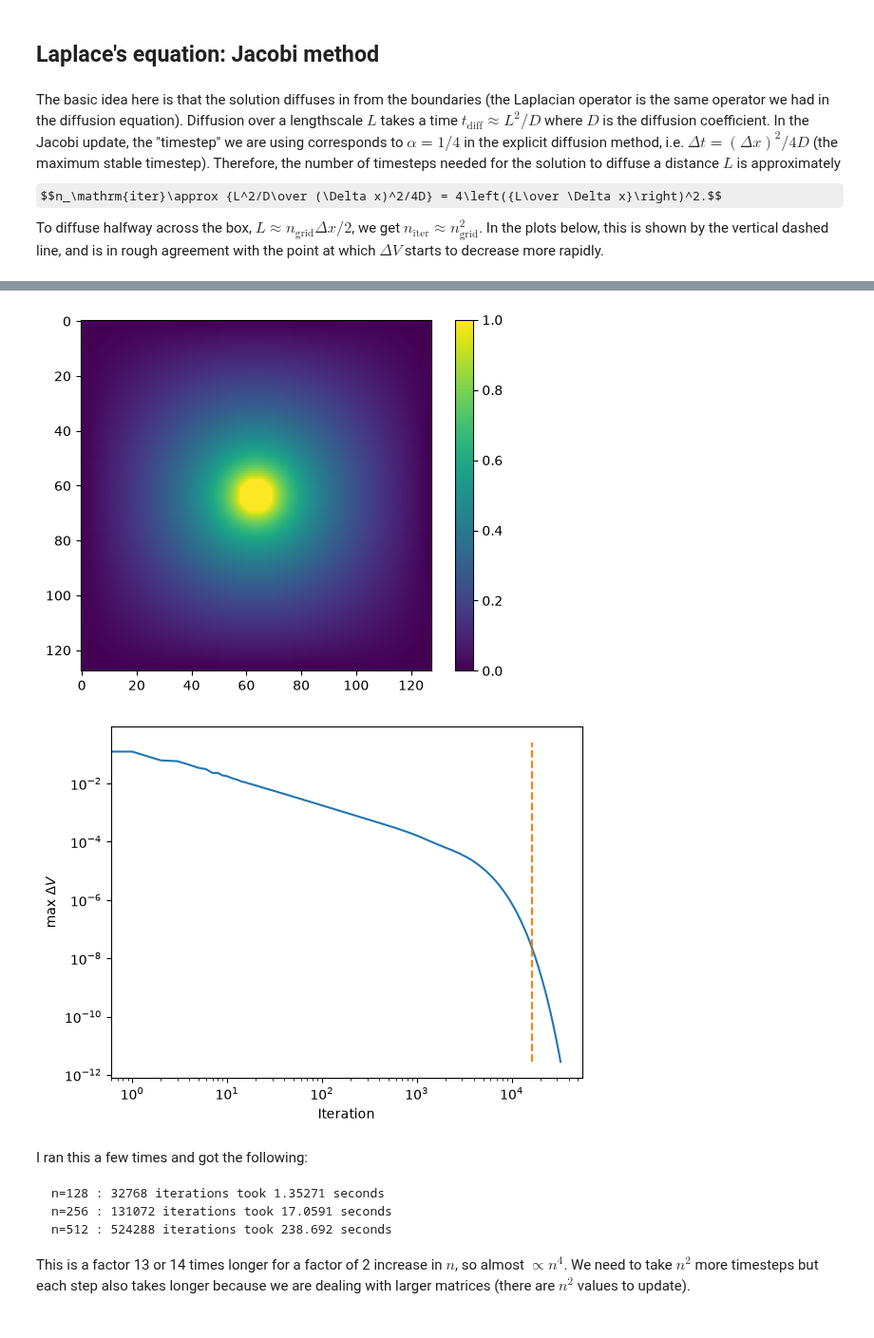
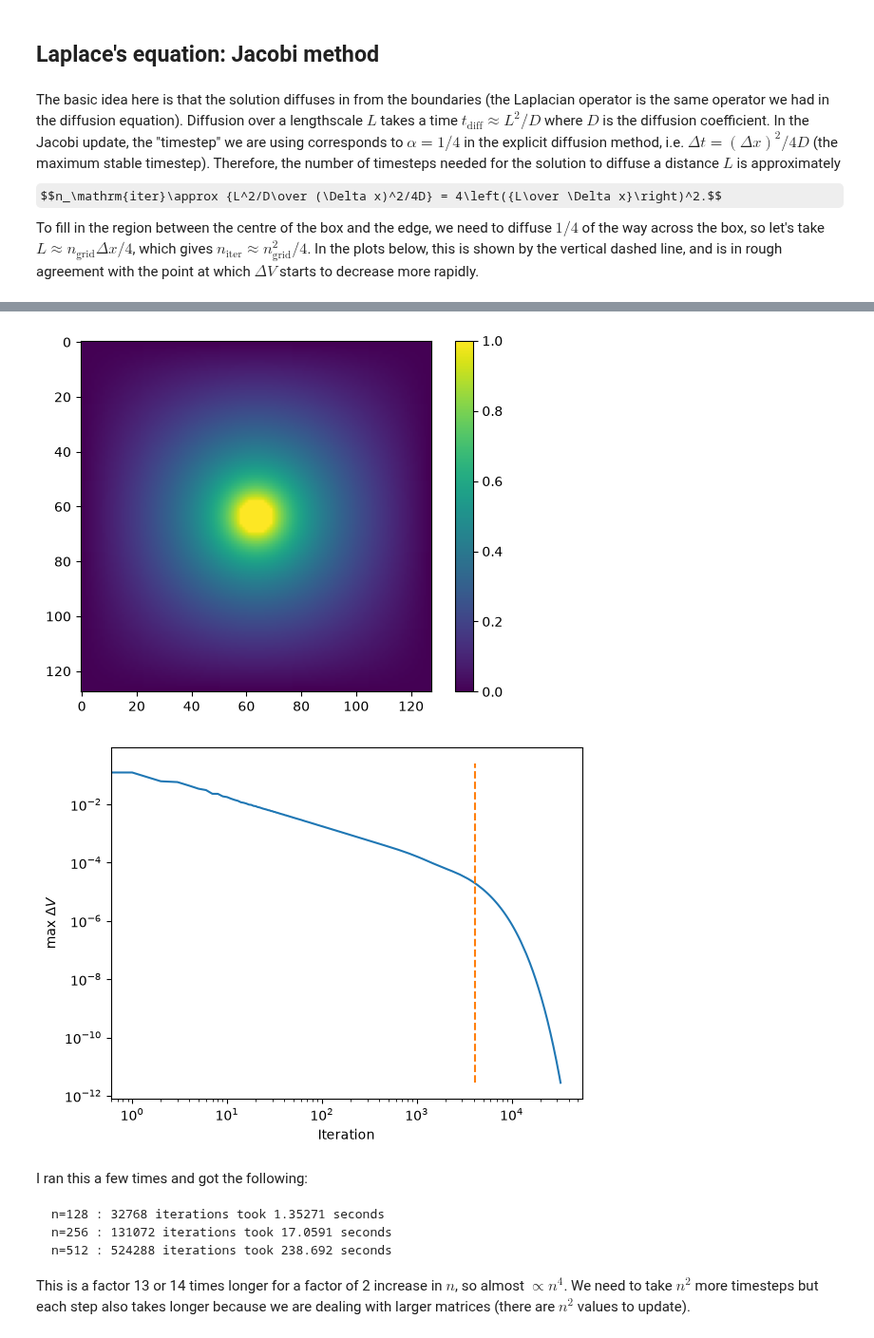
Before and after one commit to andrewcumming/phys512, a Jupyter notebook: solutions_bvp.ipynb, the cells around one changed output, grey strips where cells are left out. Shown at 95% size. Saved outputs shown, nothing was run; the diff lists cells and outputs as text; code cells hidden in the pictures; some formulas as TeX source.

````diff
--- a/solutions_bvp.ipynb
+++ b/solutions_bvp.ipynb
@@ -383,7 +383,7 @@ for i in range(24):
 # %% [markdown]
 The basic idea here is that the solution diffuses in from the boundaries (the Laplacian operator is the same operator we had in the diffusion equation). Diffusion over a lengthscale $L$ takes a time $t_\mathrm{diff}\approx L^2/D$ where $D$ is the diffusion coefficient. In the Jacobi update, the "timestep" we are using corresponds to $\alpha=1/4$ in the explicit diffusion method, i.e. $\Delta t=(\Delta x)^2/4D$ (the maximum stable timestep). Therefore, the number of timesteps needed for the solution to diffuse a distance $L$ is approximately
 $$n_\mathrm{iter}\approx {L^2/D\over (\Delta x)^2/4D} = 4\left({L\over \Delta x}\right)^2.$$
-To diffuse halfway across the box, $L\approx n_\mathrm{grid} \Delta x/2$, we get $n_\mathrm{iter}\approx n_\mathrm{grid}^2$.
+To fill in the region between the centre of the box and the edge, we need to diffuse $1/4$ of the way across the box, so let's take $L\approx n_\mathrm{grid} \Delta x/4$, which gives $n_\mathrm{iter}\approx n_\mathrm{grid}^2/4$.
 In the plots below, this is shown by the vertical dashed line, and is in rough agreement with the point at which $\Delta V$ starts to decrease more rapidly.
 # %%
 def set_bcs(n):
@@ -467,7 +467,7 @@ plt.show()
 
 plt.clf()
 plt.plot(np.arange(len(deltaV_jacobi)), deltaV_jacobi)
-plt.plot([n**2,n**2],[np.min(deltaV_jacobi),np.max(deltaV_jacobi)],"--")
+plt.plot([n**2/4,n**2/4],[np.min(deltaV_jacobi),np.max(deltaV_jacobi)],"--")
 plt.yscale('log')
 plt.xscale('log')
 plt.ylabel(r'max $\Delta V$')
@@ -479,6 +479,6 @@ n=128 : 32768 iterations took 1.29321 seconds
 [figure]
 [figure]
-[figure, old version]
+[figure, new version]
 # %% [markdown]
 I ran this a few times and got the following:
 ```
````
Also changed, not shown: parts of 7 cells of this notebook.
